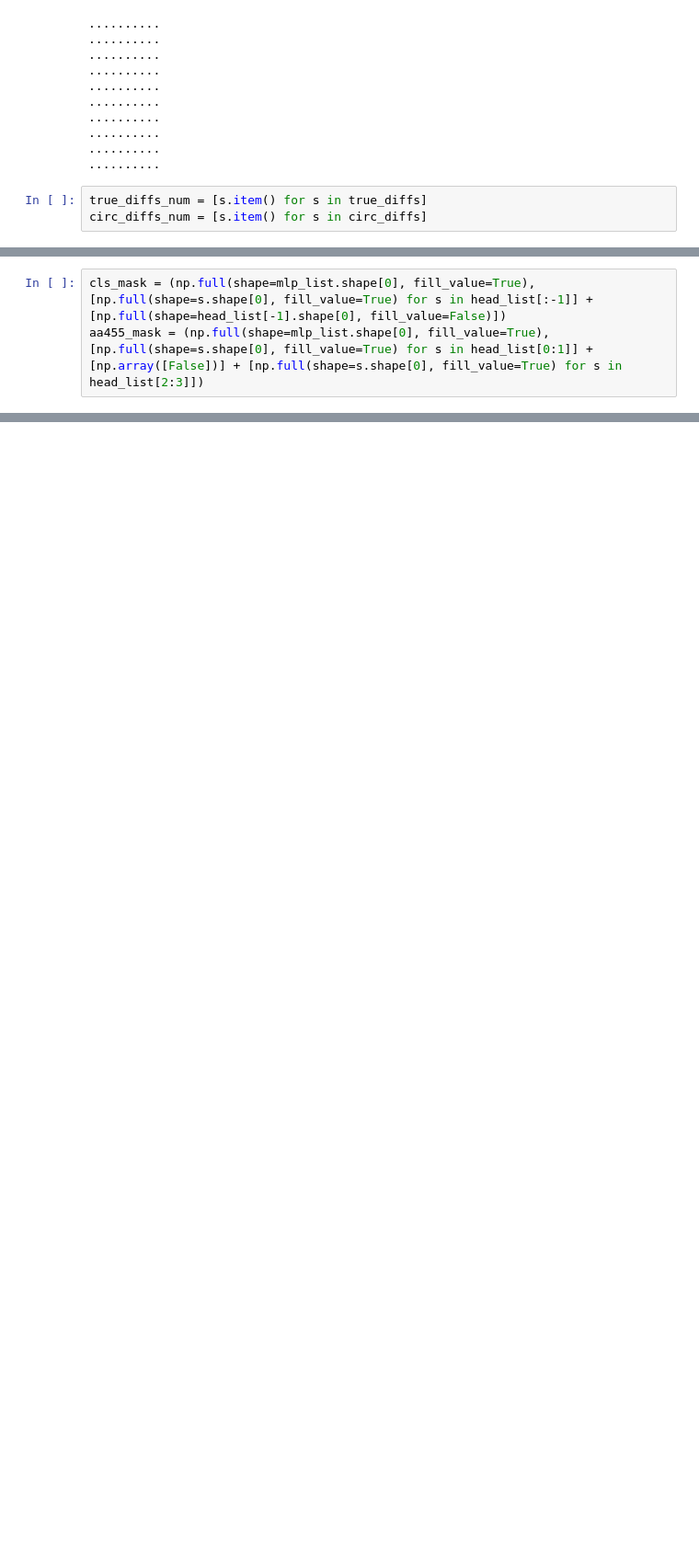
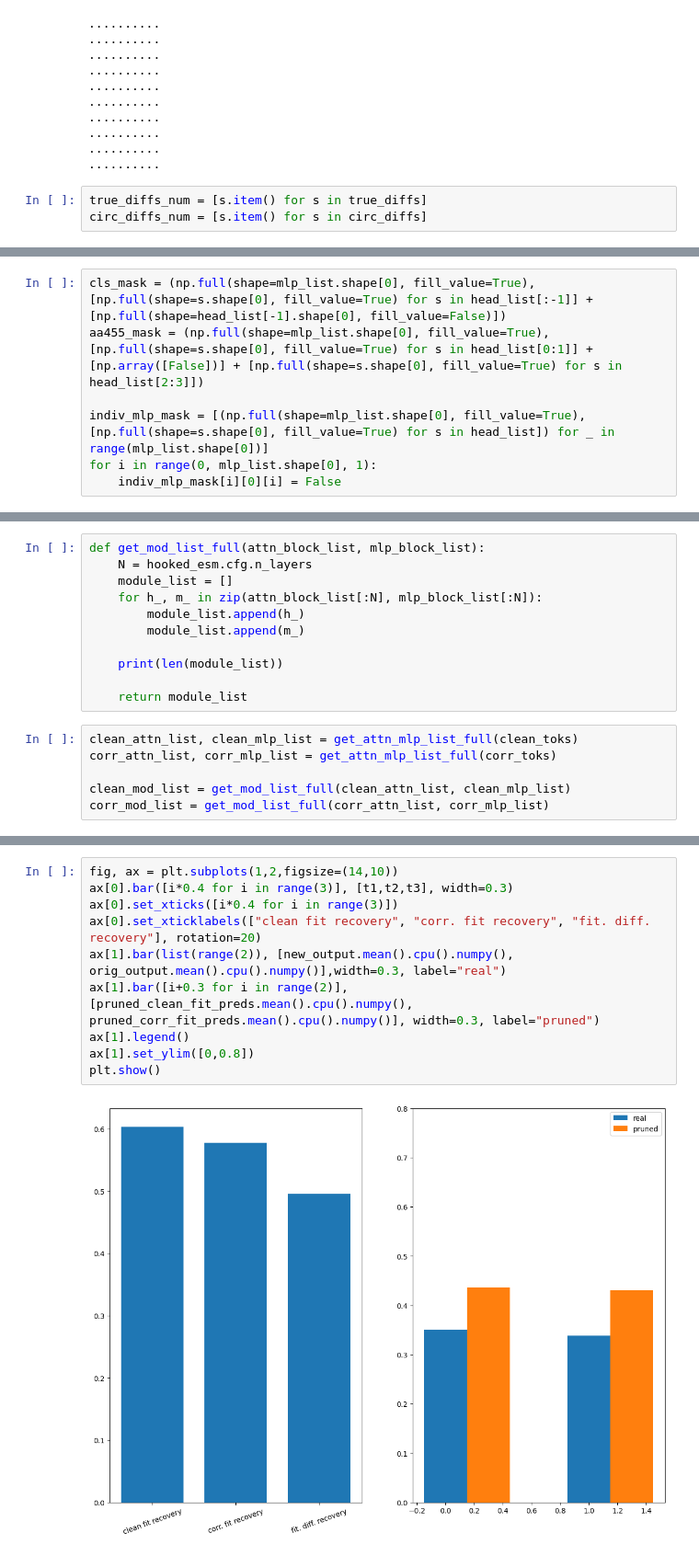
Before and after one commit to blab/mutational-embedding-vectors, a Jupyter notebook: notebooks/plm_circuits/ex24_covfit_circ_eval.ipynb, the cells around one changed output, grey strips where cells are left out. Shown at 92% size. Saved outputs shown, nothing was run; the diff lists cells and outputs as text; blank space fills up the shorter version.

```diff
--- a/notebooks/plm_circuits/ex24_covfit_circ_eval.ipynb
+++ b/notebooks/plm_circuits/ex24_covfit_circ_eval.ipynb
@@ -743,6 +738,10 @@ print()
 # %%
 cls_mask = (np.full(shape=mlp_list.shape[0], fill_value=True), [np.full(shape=s.shape[0], fill_value=True) for s in head_list[:-1]] + [np.full(shape=head_list[-1].shape[0], fill_value=False)])
 aa455_mask = (np.full(shape=mlp_list.shape[0], fill_value=True), [np.full(shape=s.shape[0], fill_value=True) for s in head_list[0:1]] + [np.array([False])] + [np.full(shape=s.shape[0], fill_value=True) for s in head_list[2:3]])
+
+indiv_mlp_mask = [(np.full(shape=mlp_list.shape[0], fill_value=True), [np.full(shape=s.shape[0], fill_value=True) for s in head_list]) for _ in range(mlp_list.shape[0])]
+for i in range(0, mlp_list.shape[0], 1):
+    indiv_mlp_mask[i][0][i] = False
 # %%
 cls_mover_completeness = []
 aa455_mover_completeness = []
@@ -959,0 +879,17 @@ actual diff                   :         0.01442
+# %%
+def get_mod_list_full(attn_block_list, mlp_block_list):
+    N = hooked_esm.cfg.n_layers
+    module_list = []
+    for h_, m_ in zip(attn_block_list[:N], mlp_block_list[:N]):
+        module_list.append(h_)
+        module_list.append(m_)
+
+    print(len(module_list))
+
+    return module_list
+# %%
+clean_attn_list, clean_mlp_list = get_attn_mlp_list_full(clean_toks)
+corr_attn_list, corr_mlp_list = get_attn_mlp_list_full(corr_toks)
+
+clean_mod_list = get_mod_list_full(clean_attn_list, clean_mlp_list)
+corr_mod_list = get_mod_list_full(corr_attn_list, corr_mlp_list)
@@ -959,0 +919,12 @@ actual diff                   :         0.01442
+# %%
+fig, ax = plt.subplots(1,2,figsize=(14,10))
+ax[0].bar([i*0.4 for i in range(3)], [t1,t2,t3], width=0.3)
+ax[0].set_xticks([i*0.4 for i in range(3)])
+ax[0].set_xticklabels(["clean fit recovery", "corr. fit recovery", "fit. diff. recovery"], rotation=20)
+ax[1].bar(list(range(2)), [new_output.mean().cpu().numpy(), orig_output.mean().cpu().numpy()],width=0.3, label="real")
+ax[1].bar([i+0.3 for i in range(2)], [pruned_clean_fit_preds.mean().cpu().numpy(), pruned_corr_fit_preds.mean().cpu().numpy()], width=0.3, label="pruned")
+ax[1].legend()
+ax[1].set_ylim([0,0.8])
+plt.show()
+# %% [output]
+[figure, added]
```
Also changed, not shown: parts of 30 cells of this notebook, 1 other file.
